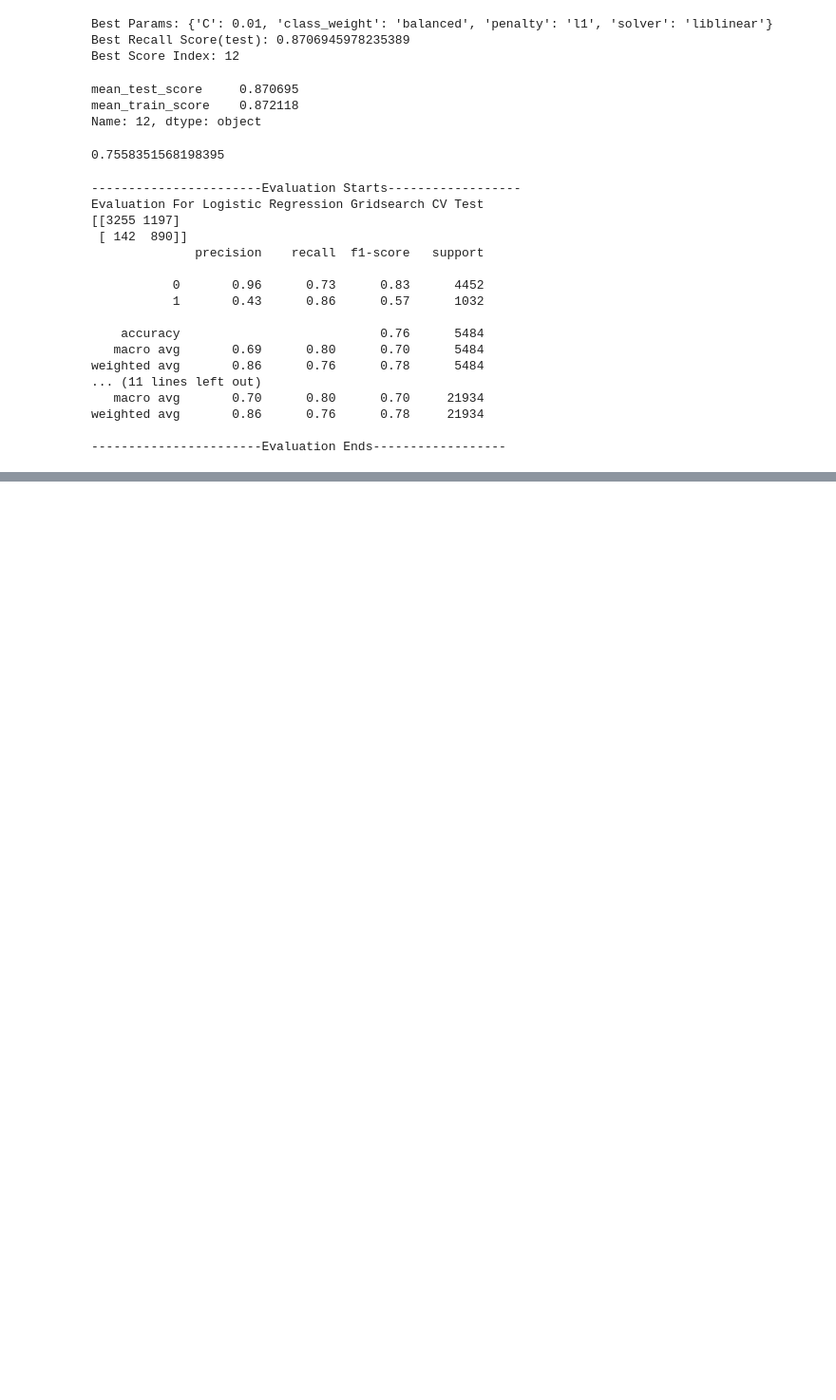
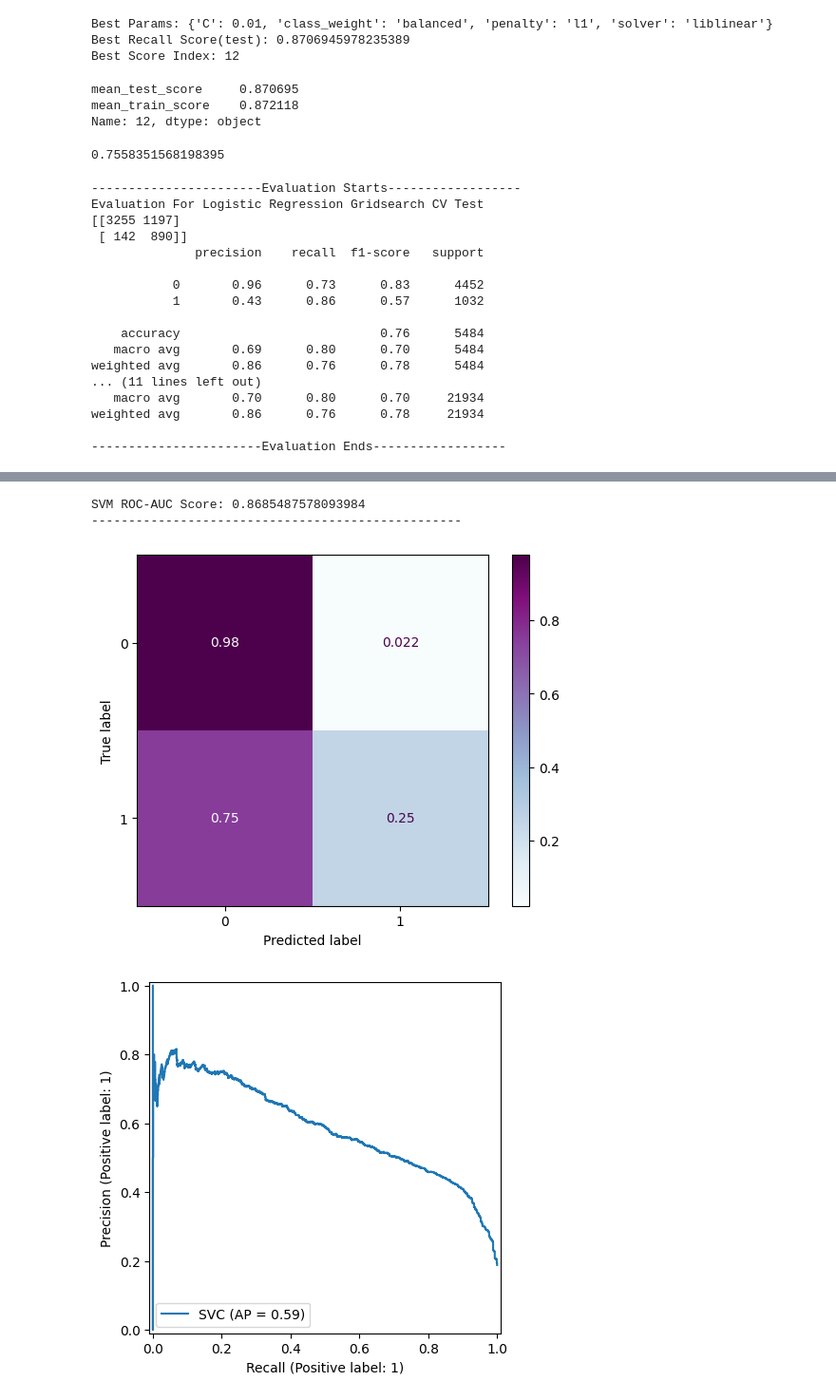
Before and after one commit to atharvawadekar/Adult-census-income-classification, a Jupyter notebook: phase1_eda.ipynb, the cells around one changed output, grey strips where cells are left out. Shown at 95% size. Drawn from its saved outputs; the diff is of its cells as text; code cells hidden in the pictures; blank space fills up the shorter version.

Commit message:
svm_logreg

```diff
--- a/phase1_eda.ipynb
+++ b/phase1_eda.ipynb
@@ -1361,6 +1361,31 @@ def evaluation(model, X_train, y_train, X_test, y_test, name):
     print(classification_report(y_train, y_train_pred))
 
     print("-----------------------Evaluation Ends------------------")
+
+def crossValidation(model, splits, scoring_list, X_train, y_train):
+    cv = StratifiedKFold(n_splits=splits)
+
+    scores = cross_validate(model,
+                            X_train,
+                            y_train,
+                            scoring=scoring_list,
+                            cv=cv,
+                            return_train_score=True)
+
+    df_scores = pd.DataFrame(scores, index=range(1, splits+1))
+    return df_scores.mean()[2:]
+
+def printRocAucCurve(model, X_test, y_test, y_pred_probability, name):
+    if("Log" in name):
+        print('Logistic Regression ROC-AUC Score:', roc_auc_score(y_test, y_pred_probability[:,1]))
+    elif("SVM" in name):
+        print('SVM ROC-AUC Score:', roc_auc_score(y_test, y_pred_probability))
+    print('--------------------------------------------------')
+
+    logreg_matrix = ConfusionMatrixDisplay.from_estimator(model, X_test, y_test, normalize='true', cmap='BuPu')
+
+    logreg_prCurve = PrecisionRecallDisplay.from_estimator(model, X_test, y_test)
+    return logreg_matrix,logreg_prCurve
 # %%
 evaluation(logreg_model, X_train, y_train, X_test, y_test, 'Logistic Regression')
 # %% [output]
@@ -1559,0 +1594,4 @@ Text(0.5, 1.0, 'Grid Model - Precision Recall Curve')
+# %%
+svm_model = SVC(probability=True)
+svm_model.fit(X_train, y_train)
+y_pred=svm_model.predict(X_test)
@@ -1559,0 +1618,7 @@ Text(0.5, 1.0, 'Grid Model - Precision Recall Curve')
+# %%
+svm_matrix, svm_prCurve = printRocAucCurve(svm_model, X_test, y_test, svm_model.decision_function(X_test), "SVM Regression")
+# %% [output]
+SVM ROC-AUC Score: 0.8685487578093984
+--------------------------------------------------
+[figure, added]
+[figure, added]
```
Also changed, not shown: parts of 18 cells of this notebook.
